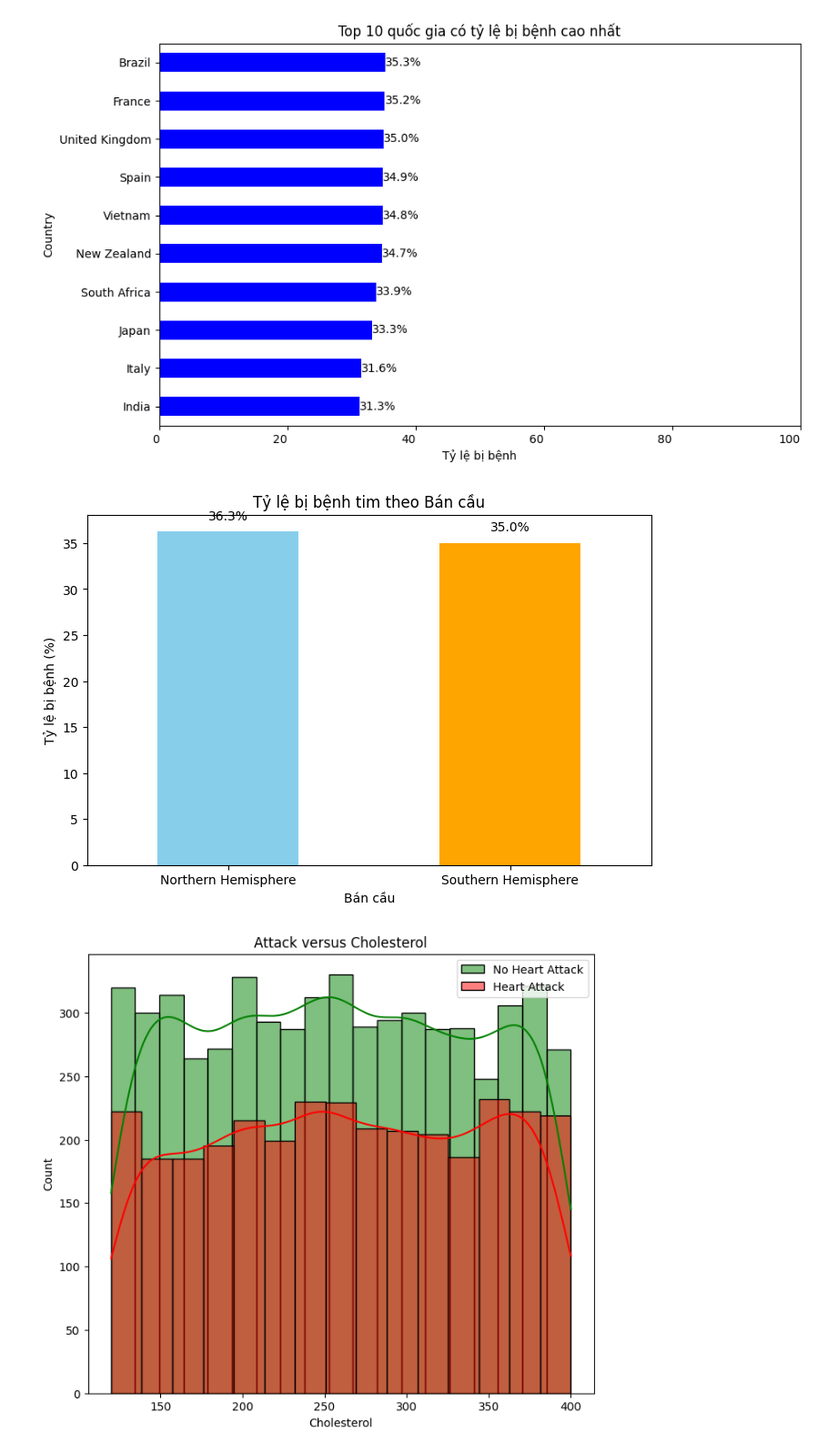
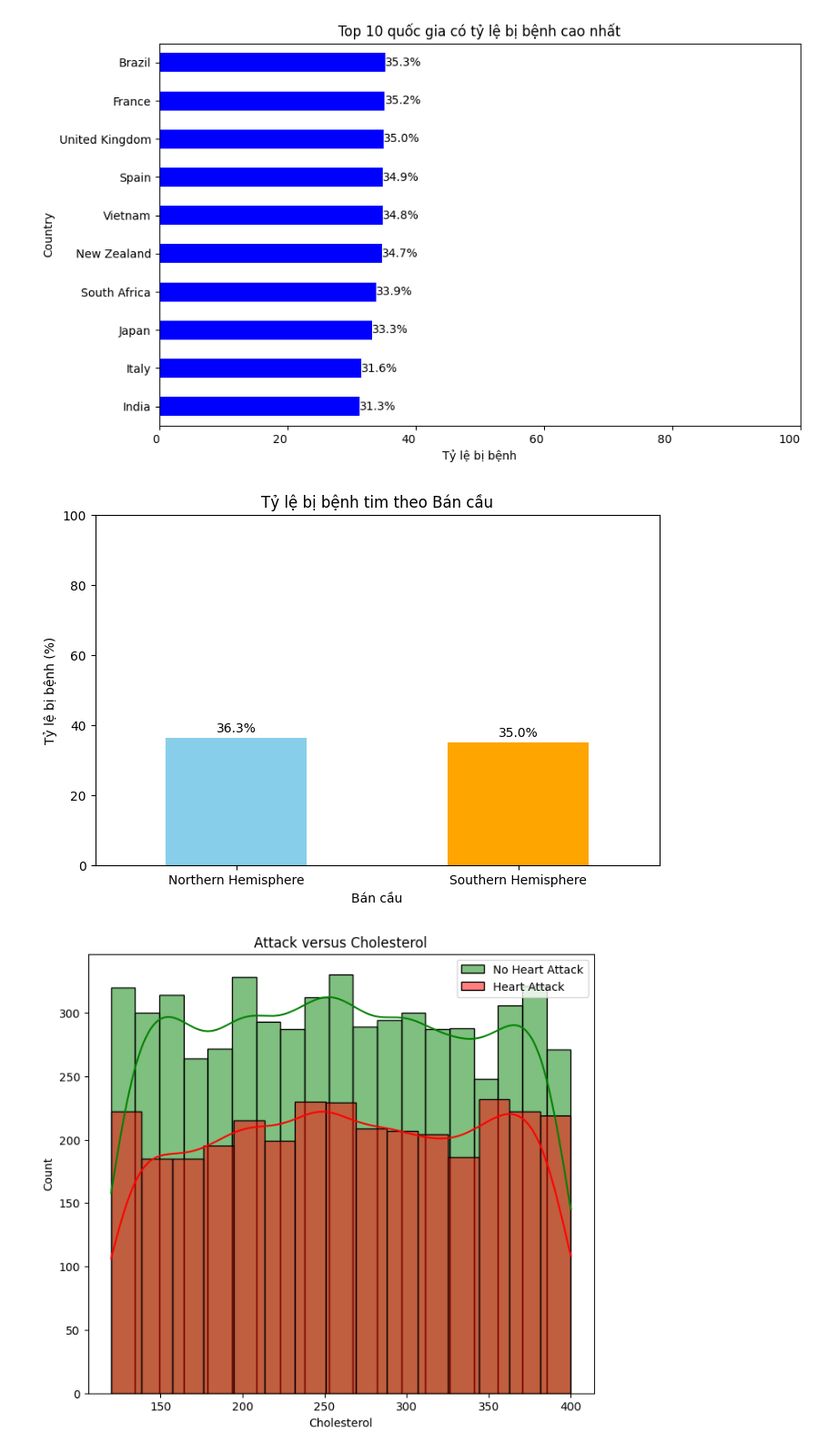
Before and after one commit to thangtrandoan/DataProcessing-Project, a Jupyter notebook: test.ipynb, the cells around one changed output. Shown at 91% size. Cells and saved outputs as stored; diff of their text form; code cells hidden in the pictures.

```diff
--- a/test.ipynb
+++ b/test.ipynb
@@ -795,19 +791,18 @@ plt.show()
 continent_risk = data.groupby('Continent')['Heart Attack Risk'].mean() * 100
 
 # Sắp xếp tỷ lệ bệnh tim theo thứ tự giảm dần và lấy 10 quốc gia có tỷ lệ bệnh tim cao nhất
-continent_risk_sorted = continent_risk.sort_values(ascending=False)
-top_10_country = continet_risk_sorted.head(10)
+continent_risk_sorted = continent_risk.sort_values()
 
 # Vẽ biểu đồ nằm ngang (horizontal bar chart)
 plt.figure(figsize=(10, 6))
-chart = top_10_country.plot(kind='barh', color='blue')
+chart = continent_risk_sorted.plot(kind='barh', color='blue')
 
 # Thêm tiêu đề và nhãn trục
 plt.title('Top lục địa có tỷ lệ bị bệnh tim cao nhất')
 plt.xlabel('Tỷ lệ bị bệnh')
 
 # Thêm giá trị tỷ lệ bệnh tim vào cuối mỗi thanh
-for index, value in enumerate(top_10_country):
+for index, value in enumerate(continent_risk_sorted):
     chart.text(value, index, f'{value:.1f}%', va='center', ha='left', color='black', fontsize=10)
 
 # Cài đặt trục hoành và xoay nhãn
@@ -838,33 +833,34 @@ plt.show()
 # %%
 import matplotlib.pyplot as plt
 
 # Giả sử bạn đã có cột 'Hemisphere' với giá trị 'Northern Hemisphere' và 'Southern Hemisphere'
 # Nếu chưa có cột này, bạn có thể tự phân chia dựa trên vị trí quốc gia (VD: 'latitude')
 
 # Tính toán tỷ lệ bệnh tim cho mỗi bán cầu
 hemisphere_risk = data.groupby('Hemisphere')['Heart Attack Risk'].mean() * 100
 
 # Sắp xếp tỷ lệ bệnh tim của các Bán cầu
 hemisphere_risk_sorted = hemisphere_risk.sort_values(ascending=False)
 
 # Vẽ biểu đồ cột
 plt.figure(figsize=(8, 5))
 chart = hemisphere_risk_sorted.plot(kind='bar', color=['skyblue', 'orange'])
 
 # Thêm tiêu đề và nhãn trục
 plt.title('Tỷ lệ bị bệnh tim theo Bán cầu')
 plt.xlabel('Bán cầu')
 plt.ylabel('Tỷ lệ bị bệnh (%)')
 
 # Thêm tỷ lệ vào trên mỗi cột
 for index, value in enumerate(hemisphere_risk_sorted):
     chart.text(index, value + 1, f'{value:.1f}%', va='bottom', ha='center', fontsize=10, color='black')
 
 # Hiển thị biểu đồ
+plt.ylim(0, 100)
 plt.xticks(rotation=0)
 plt.show()
 # %% [output]
-[figure, old version]
+[figure, new version]
 # %%
 # Plot with histplot for both groups
 plt.figure(figsize=(8,7))
```
Also changed, not shown: parts of 20 cells of this notebook.
